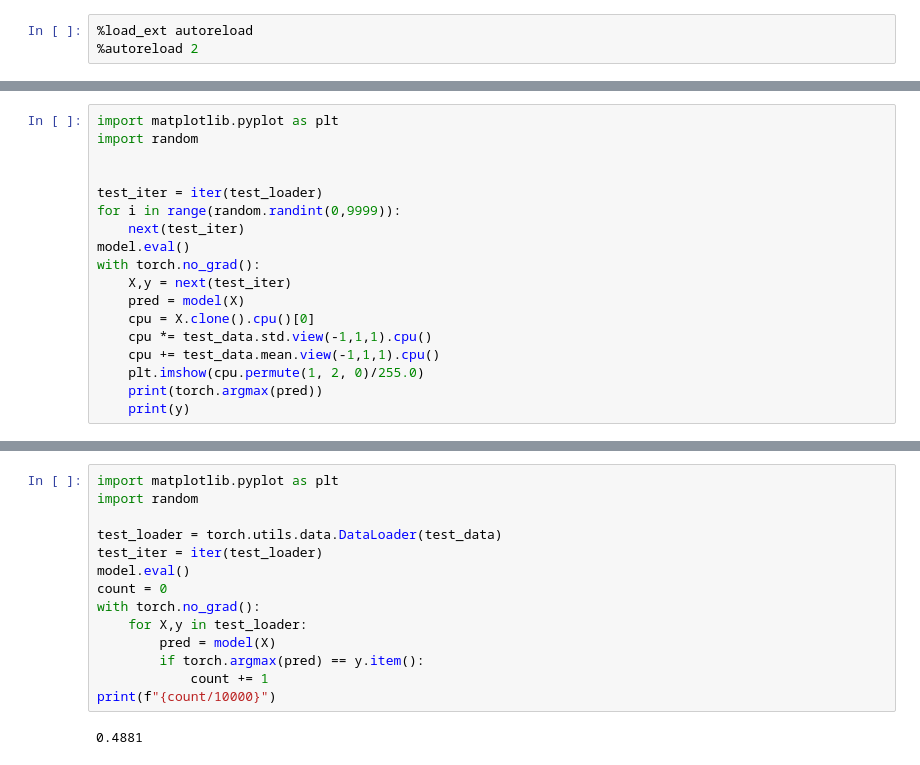
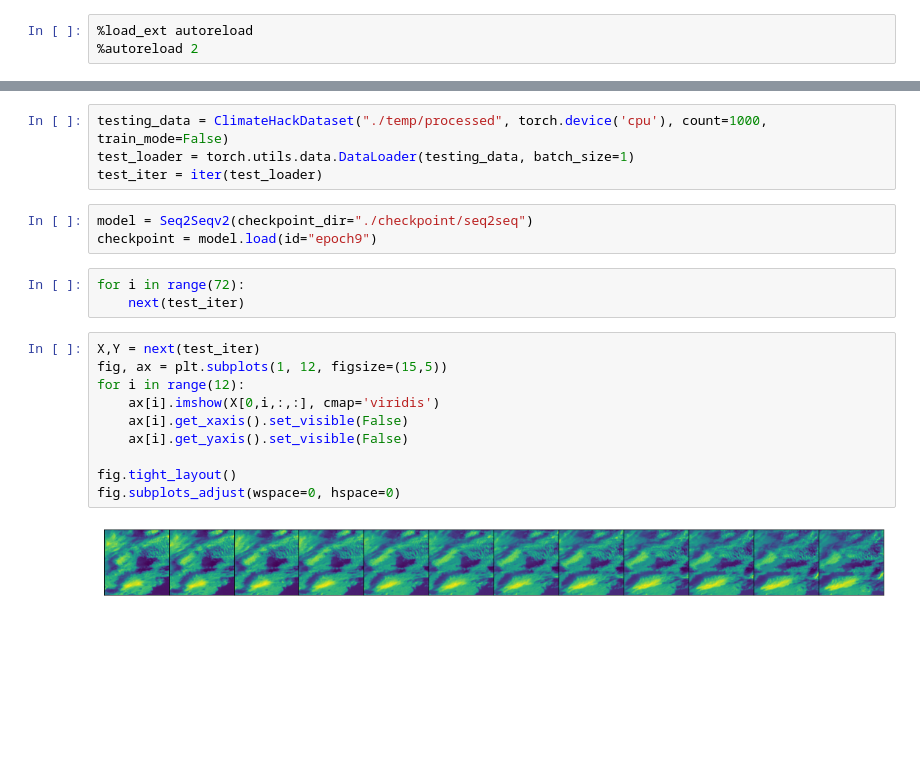
Before and after one commit to skunichetty/climate-hack, a Jupyter notebook: testing.ipynb, the cells around one changed output, grey strips where cells are left out. Cells and saved outputs as stored; diff of their text form; blank space fills up the shorter version.

```diff
--- a/testing.ipynb
+++ b/testing.ipynb
@@ -82,18 +74,0 @@ sns.lineplot(x=torch.arange(0, len(val_acc)), y=[acc[0] for acc in val_acc])
-# %%
-import matplotlib.pyplot as plt
-import random
-
-
-test_iter = iter(test_loader)
-for i in range(random.randint(0,9999)):
-    next(test_iter)
-model.eval()
-with torch.no_grad():
-    X,y = next(test_iter)
-    pred = model(X)
-    cpu = X.clone().cpu()[0]
-    cpu *= test_data.std.view(-1,1,1).cpu()
-    cpu += test_data.mean.view(-1,1,1).cpu()
-    plt.imshow(cpu.permute(1, 2, 0)/255.0)
-    print(torch.argmax(pred))
-    print(y)
@@ -122,16 +75,22 @@ Total Parameter Count: 286234
-# %%
-import matplotlib.pyplot as plt
-import random
-
-test_loader = torch.utils.data.DataLoader(test_data)
-test_iter = iter(test_loader)
-model.eval()
-count = 0
-with torch.no_grad():
-    for X,y in test_loader:
-        pred = model(X)
-        if torch.argmax(pred) == y.item():
-            count += 1
-print(f"{count/10000}")
-# %% [output]
-0.4881
+# %%
+testing_data = ClimateHackDataset("./temp/processed", torch.device('cpu'), count=1000, train_mode=False)
+test_loader = torch.utils.data.DataLoader(testing_data, batch_size=1)
+test_iter = iter(test_loader)
+# %%
+model = Seq2Seqv2(checkpoint_dir="./checkpoint/seq2seq")
+checkpoint = model.load(id="epoch9")
+# %%
+for i in range(72):
+    next(test_iter)
+# %%
+X,Y = next(test_iter)
+fig, ax = plt.subplots(1, 12, figsize=(15,5))
+for i in range(12):
+    ax[i].imshow(X[0,i,:,:], cmap='viridis')
+    ax[i].get_xaxis().set_visible(False)
+    ax[i].get_yaxis().set_visible(False)
+
+fig.tight_layout()
+fig.subplots_adjust(wspace=0, hspace=0)
+# %% [output]
+[figure, added]
```
Also changed, not shown: parts of 19 cells of this notebook, 24 other files.
